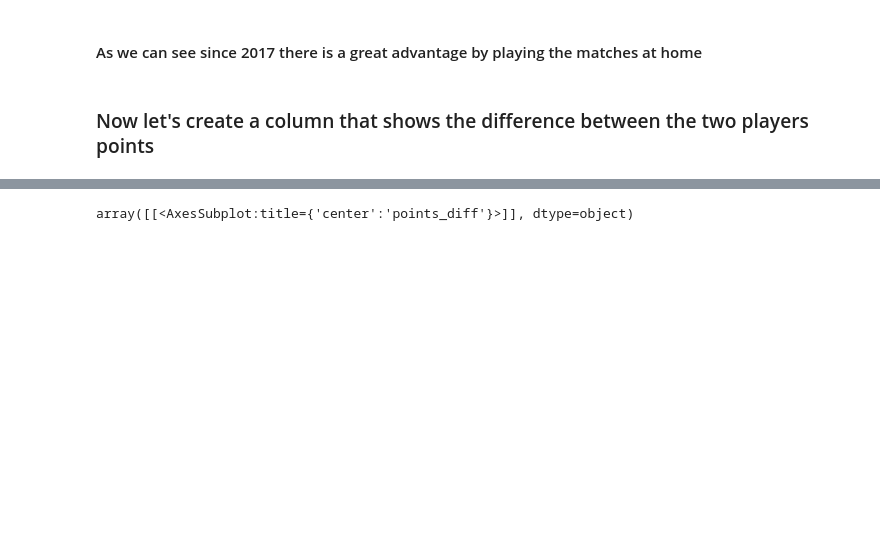
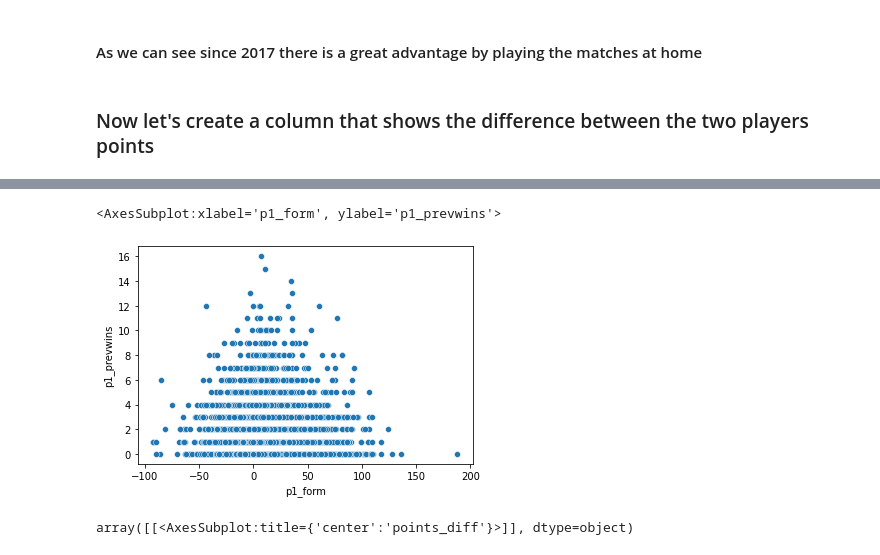
Before and after one commit to yoniyir/predict_tt, a Jupyter notebook: EDA.ipynb, the cells around one changed output, grey strips where cells are left out. Saved outputs shown, nothing was run; the diff lists cells and outputs as text; code cells hidden in the pictures; blank space fills up the shorter version.

```diff
--- a/EDA.ipynb
+++ b/EDA.ipynb
@@ -144,3 +143,8 @@ sns.scatterplot(x='p1_form',y='p1_points_gained',data=games_df)
+# %%
+sns.scatterplot(x='p1_form',y='p1_prevwins',data=games_df)
+# %% [output]
+<AxesSubplot:xlabel='p1_form', ylabel='p1_prevwins'>
+[figure, added]
 # %%
 games_df.hist(column='points_diff', bins = np.arange(-1000,1200,150))
 # %% [output]
```
Also changed, not shown: parts of 10 cells of this notebook, 2 other files.
